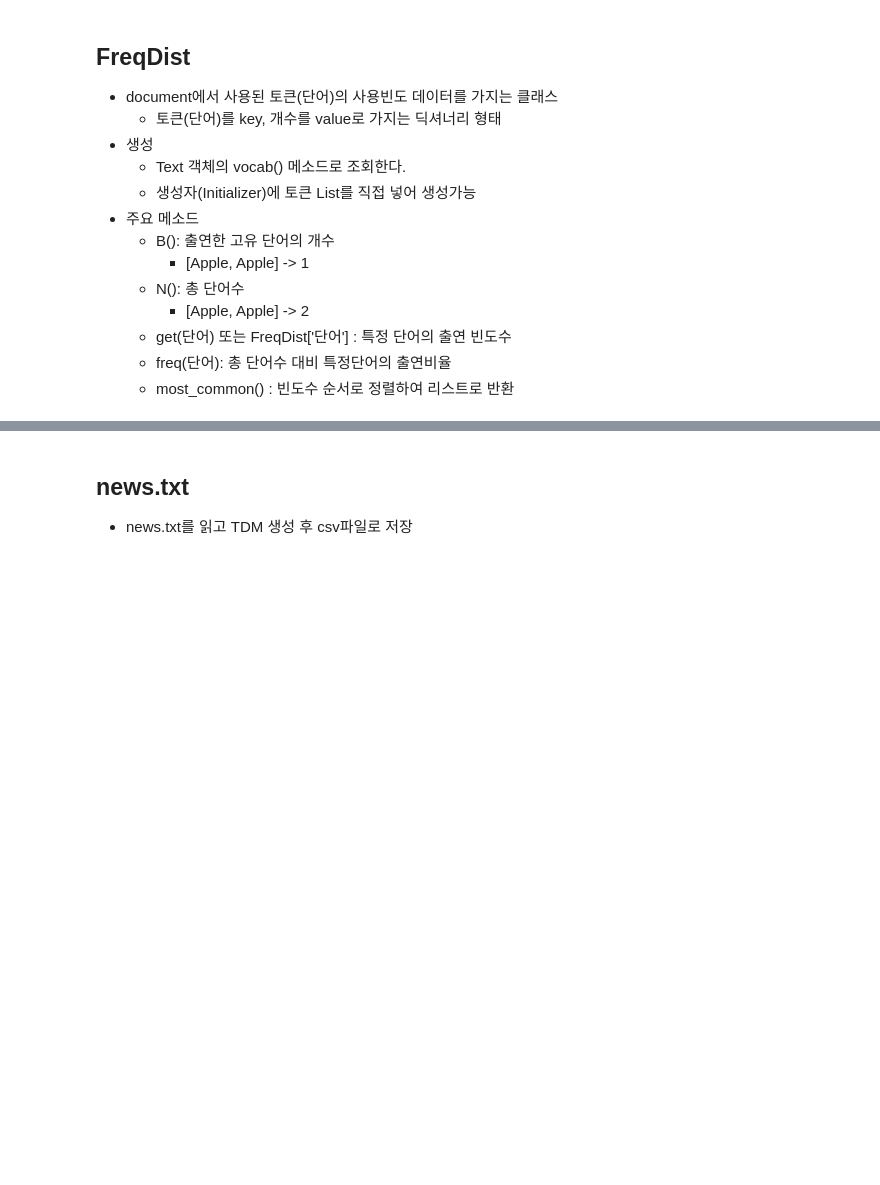
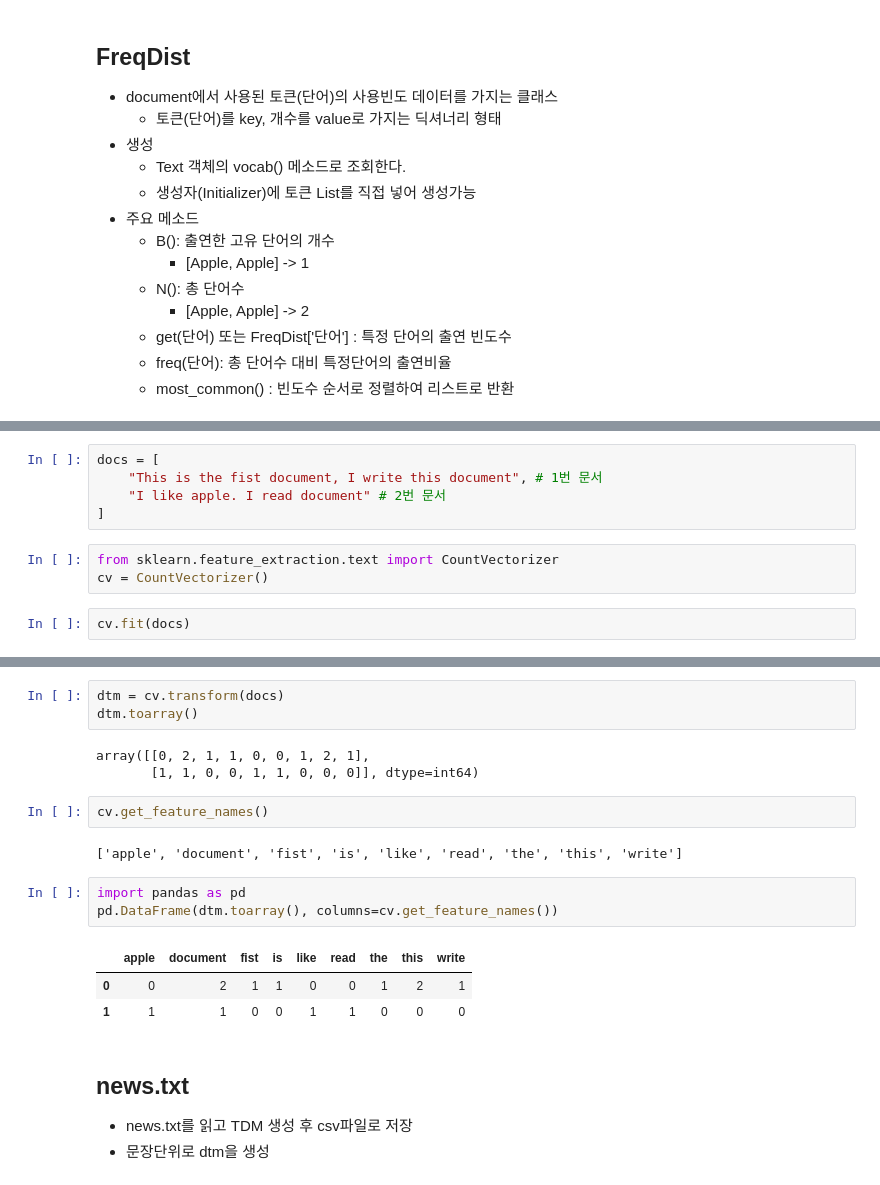
Before and after one commit to Slangoij/TIL_TodayILearned, a Jupyter notebook: 09.텍스트분석/01_NLP개요_NLTK 패키지를 이용한 데이터 전처리.ipynb, the cells around one changed output, grey strips where cells are left out. Saved outputs shown, nothing was run; the diff lists cells and outputs as text; blank space fills up the shorter version.

```diff
--- a/09.텍스트분석/01_NLP개요_NLTK 패키지를 이용한 데이터 전처리.ipynb
+++ b/09.텍스트분석/01_NLP개요_NLTK 패키지를 이용한 데이터 전처리.ipynb
@@ -818,2 +998,12 @@ plt.show()
     - get_feature_names()
         - index순서대로 단어들 반환
+# %%
+docs = [
+    "This is the fist document, I write this document", # 1번 문서
+    "I like apple. I read document" # 2번 문서
+]
+# %%
+from sklearn.feature_extraction.text import CountVectorizer
+cv = CountVectorizer()
+# %%
+cv.fit(docs)
@@ -820,3 +1024,21 @@ plt.show()
+# %%
+dtm = cv.transform(docs)
+dtm.toarray()
+# %% [output]
+array([[0, 2, 1, 1, 0, 0, 1, 2, 1],
+       [1, 1, 0, 0, 1, 1, 0, 0, 0]], dtype=int64)
+# %%
+cv.get_feature_names()
+# %% [output]
+['apple', 'document', 'fist', 'is', 'like', 'read', 'the', 'this', 'write']
+# %%
+import pandas as pd
+pd.DataFrame(dtm.toarray(), columns=cv.get_feature_names())
+# %% [output]
+|  | apple | document | fist | is | like | read | the | this | write |
+| 0 | 0 | 2 | 1 | 1 | 0 | 0 | 1 | 2 | 1 |
+| 1 | 1 | 1 | 0 | 0 | 1 | 1 | 0 | 0 | 0 |
 # %% [markdown]
 ## news.txt
 - news.txt를 읽고 TDM 생성 후 csv파일로 저장
+- 문장단위로 dtm을 생성
```
Also changed, not shown: parts of 34 cells of this notebook, 5 other files.
